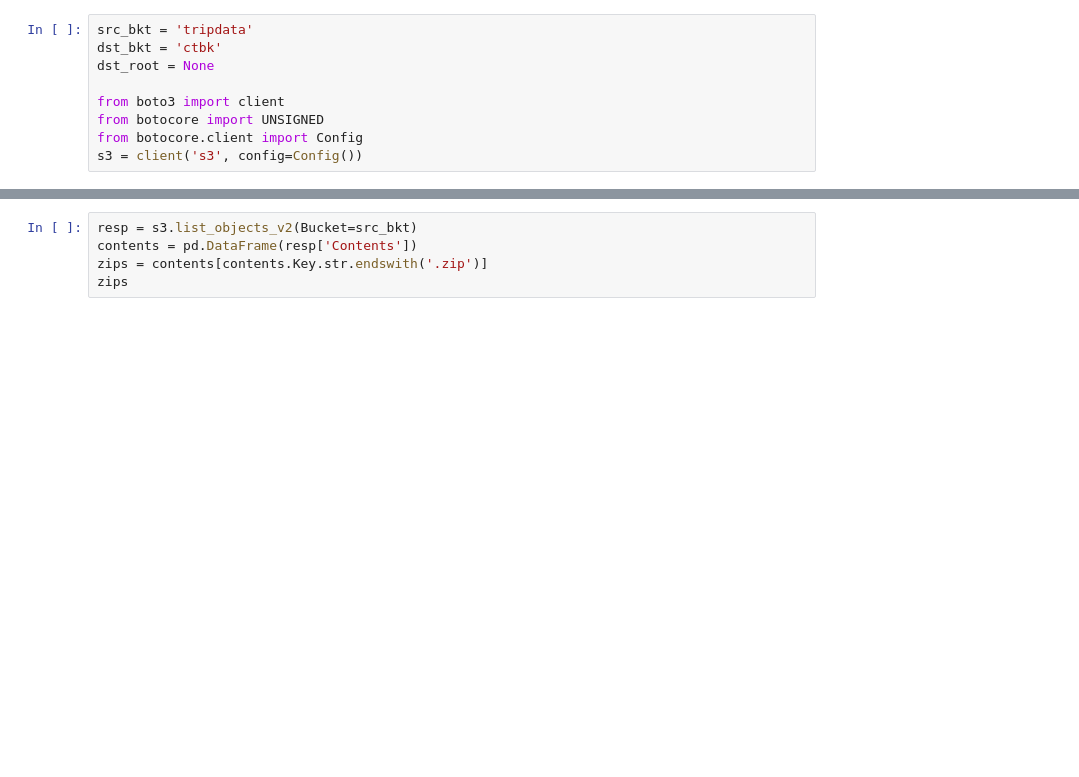
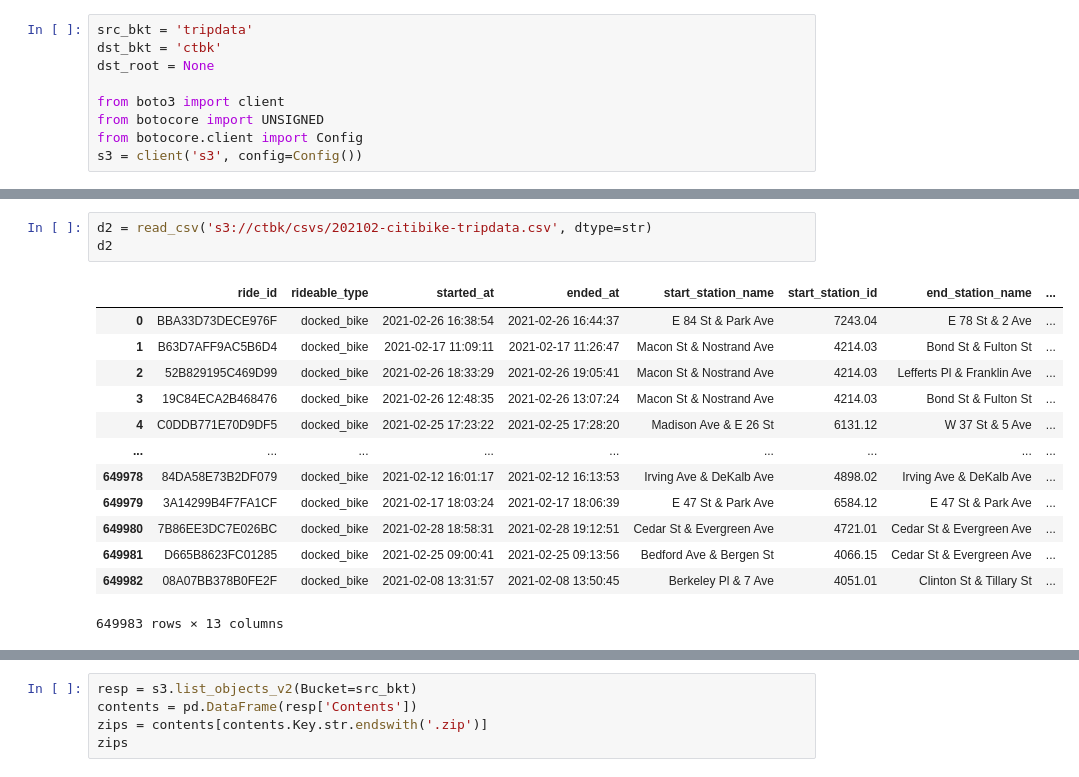
Before and after one commit to neighbor-ryan/ctbk.dev, a Jupyter notebook: to_parquet.ipynb, the cells around one changed output, grey strips where cells are left out. Saved outputs shown, nothing was run; the diff lists cells and outputs as text; blank space fills up the shorter version.

```diff
--- a/to_parquet.ipynb
+++ b/to_parquet.ipynb
@@ -11,0 +75,17 @@ s3 = client('s3', config=Config())
+# %%
+d2 = read_csv('s3://ctbk/csvs/202102-citibike-tripdata.csv', dtype=str)
+d2
+# %% [output]
+|  | ride_id | rideable_type | started_at | ended_at | start_station_name | start_station_id | end_station_name | ... |
+| 0 | BBA33D73DECE976F | docked_bike | 2021-02-26 16:38:54 | 2021-02-26 16:44:37 | E 84 St & Park Ave | 7243.04 | E 78 St & 2 Ave | ... |
+| 1 | B63D7AFF9AC5B6D4 | docked_bike | 2021-02-17 11:09:11 | 2021-02-17 11:26:47 | Macon St & Nostrand Ave | 4214.03 | Bond St & Fulton St | ... |
+| 2 | 52B829195C469D99 | docked_bike | 2021-02-26 18:33:29 | 2021-02-26 19:05:41 | Macon St & Nostrand Ave | 4214.03 | Lefferts Pl & Franklin Ave | ... |
+| 3 | 19C84ECA2B468476 | docked_bike | 2021-02-26 12:48:35 | 2021-02-26 13:07:24 | Macon St & Nostrand Ave | 4214.03 | Bond St & Fulton St | ... |
+| 4 | C0DDB771E70D9DF5 | docked_bike | 2021-02-25 17:23:22 | 2021-02-25 17:28:20 | Madison Ave & E 26 St | 6131.12 | W 37 St & 5 Ave | ... |
+| ... | ... | ... | ... | ... | ... | ... | ... | ... |
+| 649978 | 84DA58E73B2DF079 | docked_bike | 2021-02-12 16:01:17 | 2021-02-12 16:13:53 | Irving Ave & DeKalb Ave | 4898.02 | Irving Ave & DeKalb Ave | ... |
+| 649979 | 3A14299B4F7FA1CF | docked_bike | 2021-02-17 18:03:24 | 2021-02-17 18:06:39 | E 47 St & Park Ave | 6584.12 | E 47 St & Park Ave | ... |
+| 649980 | 7B86EE3DC7E026BC | docked_bike | 2021-02-28 18:58:31 | 2021-02-28 19:12:51 | Cedar St & Evergreen Ave | 4721.01 | Cedar St & Evergreen Ave | ... |
+| 649981 | D665B8623FC01285 | docked_bike | 2021-02-25 09:00:41 | 2021-02-25 09:13:56 | Bedford Ave & Bergen St | 4066.15 | Cedar St & Evergreen Ave | ... |
+| 649982 | 08A07BB378B0FE2F | docked_bike | 2021-02-08 13:31:57 | 2021-02-08 13:50:45 | Berkeley Pl & 7 Ave | 4051.01 | Clinton St & Tillary St | ... |
+649983 rows × 13 columns
```
Also changed, not shown: parts of 8 cells of this notebook, 6 other files.
